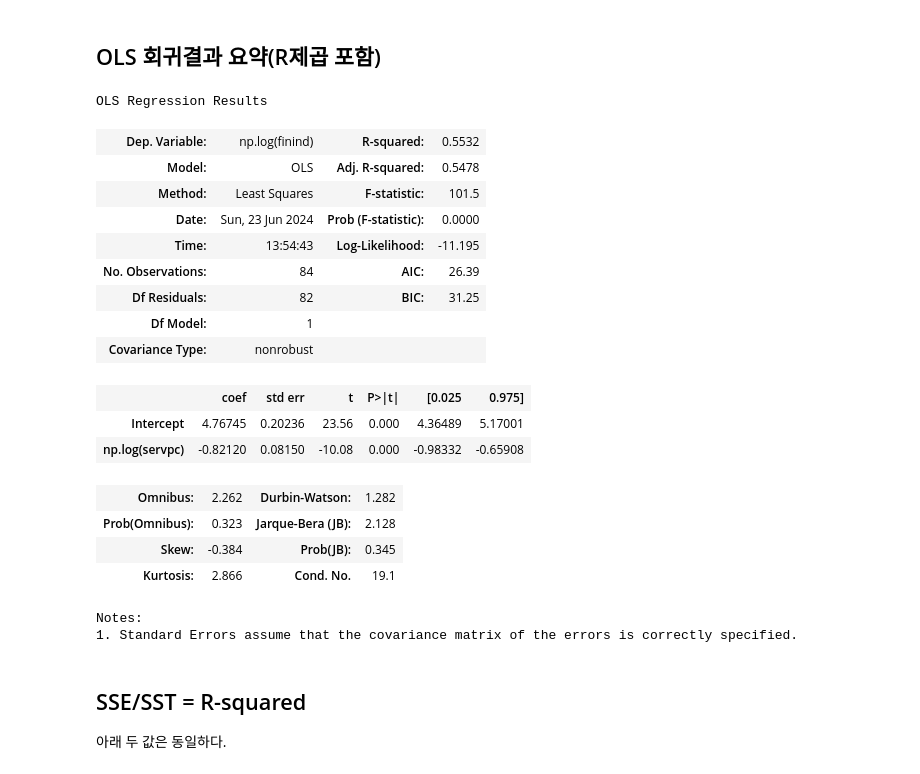
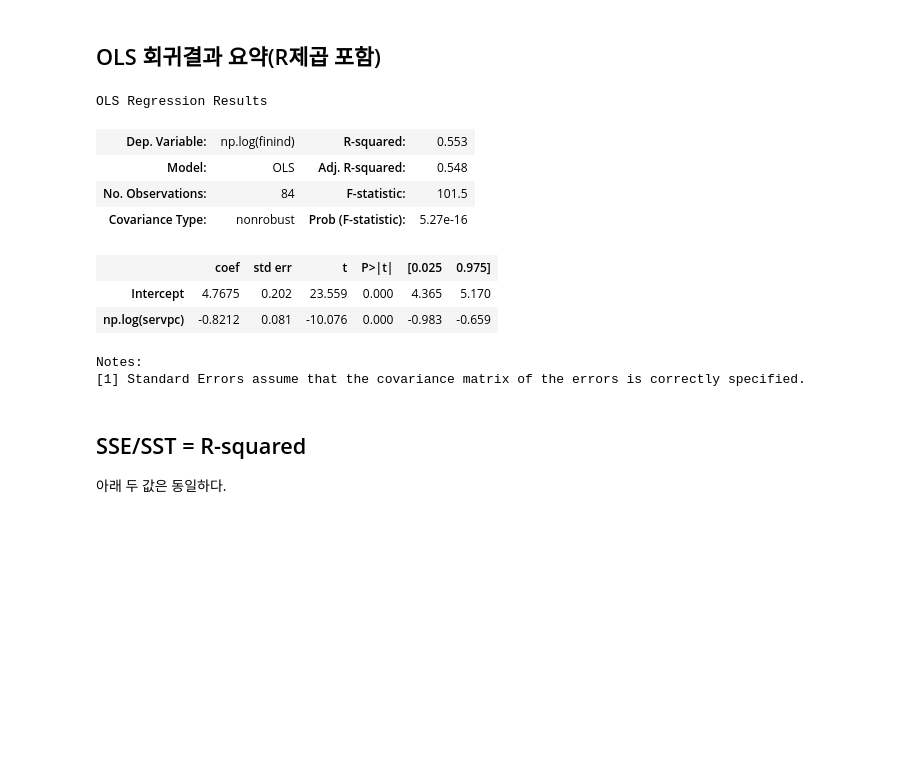
Before and after one commit to chan079/loebook, a Jupyter notebook: python/notebooks/03.ipynb, the cells around one changed output. Saved outputs shown, nothing was run; the diff lists cells and outputs as text; code cells hidden in the pictures; blank space fills up the shorter version.

```diff
--- a/python/notebooks/03.ipynb
+++ b/python/notebooks/03.ipynb
@@ -256,7 +258,7 @@ dtype: float64
 # %% [markdown]
 ## 재정자립도 회귀에서 맞춘값 그림
 # %%
-ols = OLS.from_formula('np.log(finind)~np.log(servpc)', data = Pubserv1).fit()
+ols = smf.ols('np.log(finind)~np.log(servpc)', data = Pubserv1).fit()
 b0,b1 = ols.params
 plt.figure(figsize=(5,3))
 plt.scatter(np.log(Pubserv1.servpc), np.log(Pubserv1.finind), zorder=1)
@@ -279,27 +281,18 @@ Sum of yhat*uhat = -5.0785764482697e-13
 # %% [markdown]
 ## OLS 회귀결과 요약(R제곱 포함)
 # %%
-ols.summary()
+ols.summary(slim=True)
 # %% [output]
 OLS Regression Results
-| Dep. Variable: | np.log(finind) | R-squared: | 0.5532 |
-| Model: | OLS | Adj. R-squared: | 0.5478 |
-| Method: | Least Squares | F-statistic: | 101.5 |
-| Date: | Sun, 23 Jun 2024 | Prob (F-statistic): | 0.0000 |
-| Time: | 13:54:43 | Log-Likelihood: | -11.195 |
-| No. Observations: | 84 | AIC: | 26.39 |
-| Df Residuals: | 82 | BIC: | 31.25 |
-| Df Model: | 1 |  |  |
-| Covariance Type: | nonrobust |  |  |
+| Dep. Variable: | np.log(finind) | R-squared: | 0.553 |
+| Model: | OLS | Adj. R-squared: | 0.548 |
+| No. Observations: | 84 | F-statistic: | 101.5 |
+| Covariance Type: | nonrobust | Prob (F-statistic): | 5.27e-16 |
 |  | coef | std err | t | P>|t| | [0.025 | 0.975] |
-| Intercept | 4.76745 | 0.20236 | 23.56 | 0.000 | 4.36489 | 5.17001 |
-| np.log(servpc) | -0.82120 | 0.08150 | -10.08 | 0.000 | -0.98332 | -0.65908 |
+| Intercept | 4.7675 | 0.202 | 23.559 | 0.000 | 4.365 | 5.170 |
+| np.log(servpc) | -0.8212 | 0.081 | -10.076 | 0.000 | -0.983 | -0.659 |
-| Omnibus: | 2.262 | Durbin-Watson: | 1.282 |
-| Prob(Omnibus): | 0.323 | Jarque-Bera (JB): | 2.128 |
-| Skew: | -0.384 | Prob(JB): | 0.345 |
-| Kurtosis: | 2.866 | Cond. No. | 19.1 |
 Notes:
-1. Standard Errors assume that the covariance matrix of the errors is correctly specified.
+[1] Standard Errors assume that the covariance matrix of the errors is correctly specified.
 # %% [markdown]
 ## SSE/SST = R-squared
 
```
Also changed, not shown: parts of 13 cells of this notebook.
